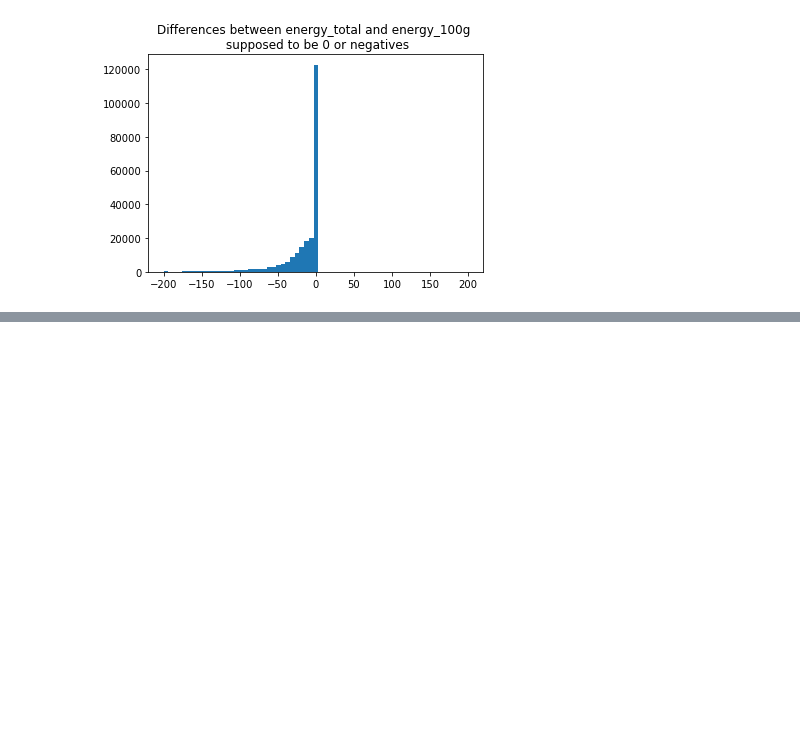
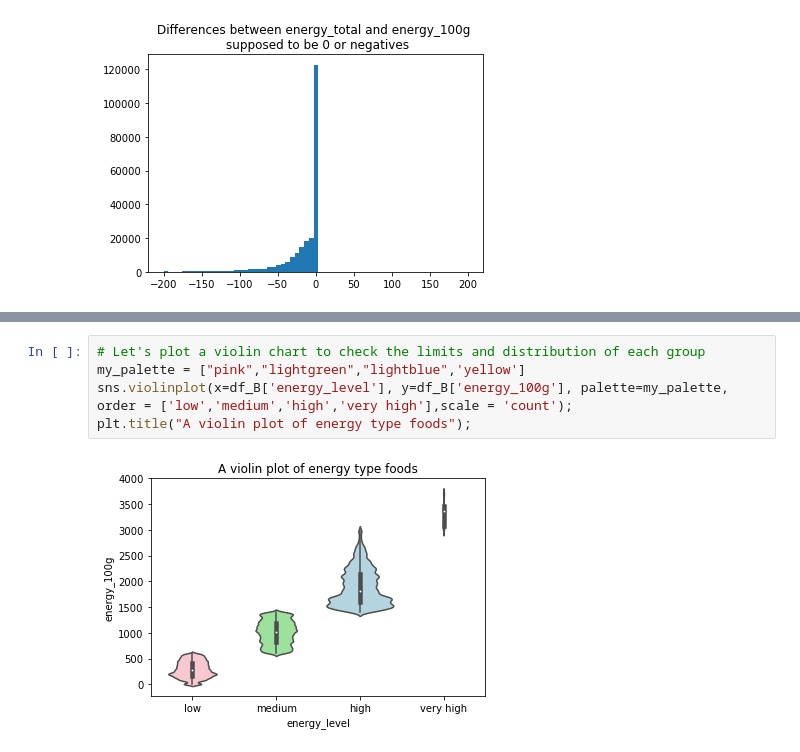
Before and after one commit to LyesOUDINACHE/EPFL-Course, a Jupyter notebook: 2-9 - Course Project 2 - Openfoodfacts.ipynb, the cells around one changed output, grey strips where cells are left out. Drawn from its saved outputs; the diff is of its cells as text; blank space fills up the shorter version.

```diff
--- a/2-9 - Course Project 2 - Openfoodfacts.ipynb
+++ b/2-9 - Course Project 2 - Openfoodfacts.ipynb
@@ -1030,0 +1046,7 @@ df_B.loc[:,['product_name','pnns_groups_1','proteins_KJ','fat_KJ','carbohydrates
+# %%
+# Let's plot a violin chart to check the limits and distribution of each group
+my_palette = ["pink","lightgreen","lightblue",'yellow']
+sns.violinplot(x=df_B['energy_level'], y=df_B['energy_100g'], palette=my_palette, order = ['low','medium','high','very high'],scale = 'count');
+plt.title("A violin plot of energy type foods");
+# %% [output]
+[figure, added]
```
Also changed, not shown: parts of 27 cells of this notebook.
